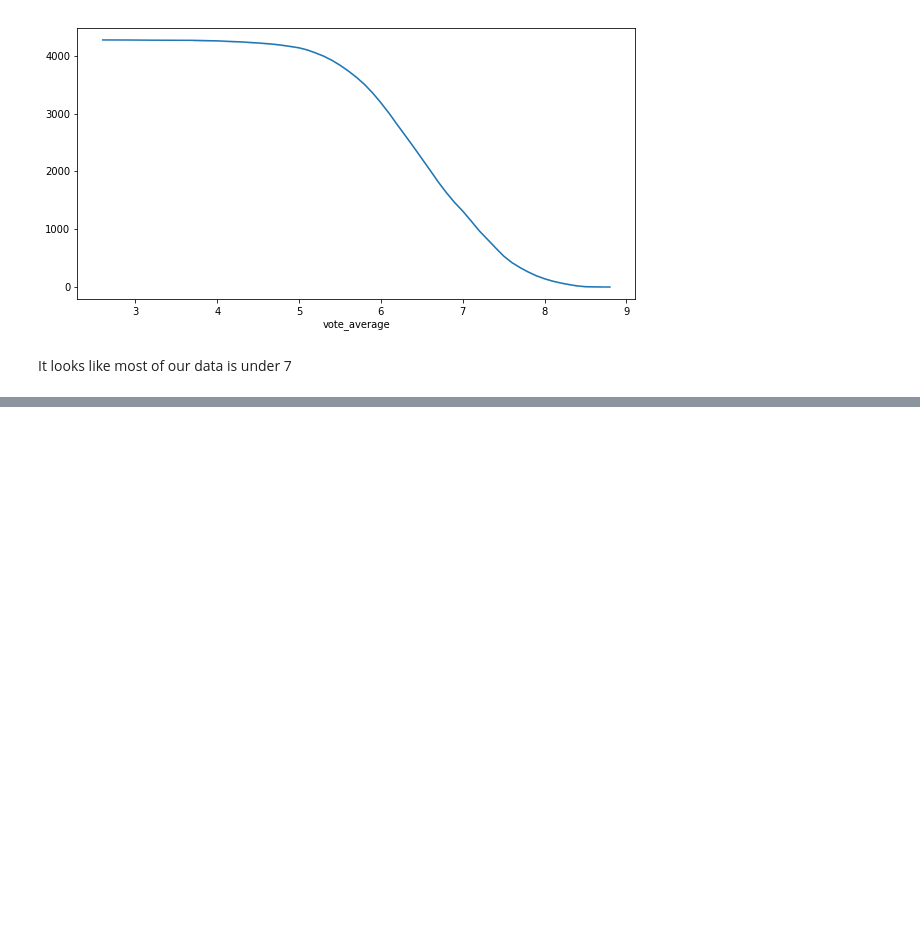
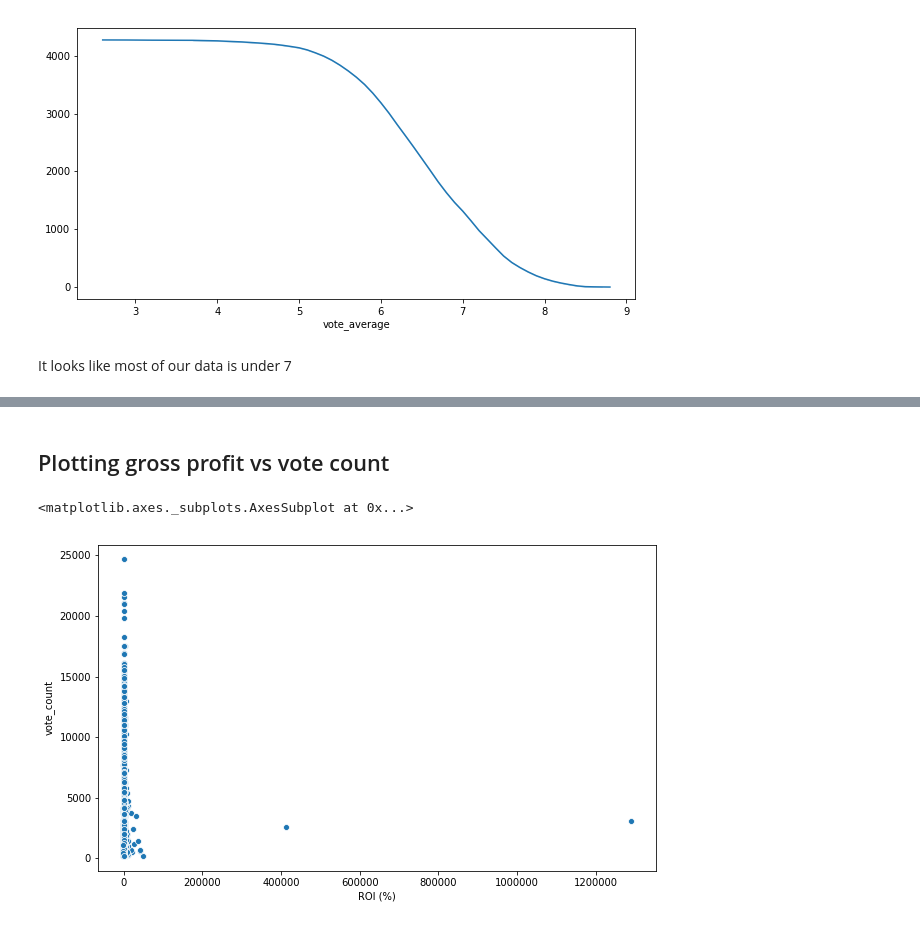
Before and after one commit to chrispfchung/mediaproject, a Jupyter notebook: Preprocessing API call Data (movieDB).ipynb, the cells around one changed output, grey strips where cells are left out. Drawn from its saved outputs; the diff is of its cells as text; code cells hidden in the pictures; blank space fills up the shorter version.

```diff
--- a/Preprocessing API call Data (movieDB).ipynb
+++ b/Preprocessing API call Data (movieDB).ipynb
@@ -128,0 +171,11 @@ sns.scatterplot(df['gross_profit'], df['vote_average'])
+# %% [markdown]
+## Plotting gross profit vs vote count
+# %%
+fig, ax = plt.subplots(figsize=(10,6))
+sns.scatterplot(df['ROI (%)'], df['vote_count'])
+
+# there is positive correlation between gross_profit and vote_count
+# more vote counts more money
+# %% [output]
+<matplotlib.axes._subplots.AxesSubplot at 0x...>
+[figure, added]
```
Also changed, not shown: parts of 13 cells of this notebook, 2 other files.
